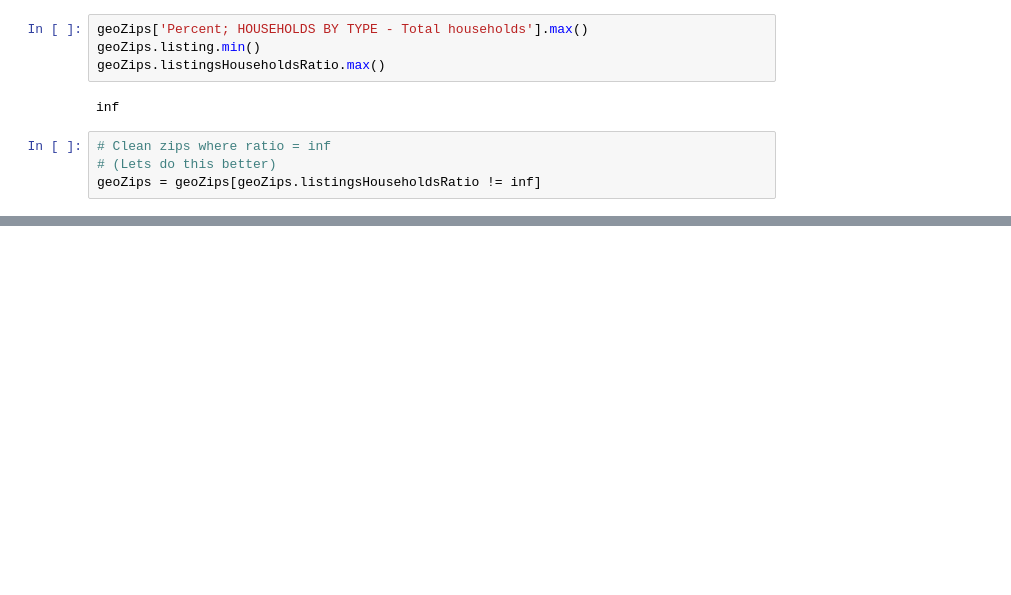
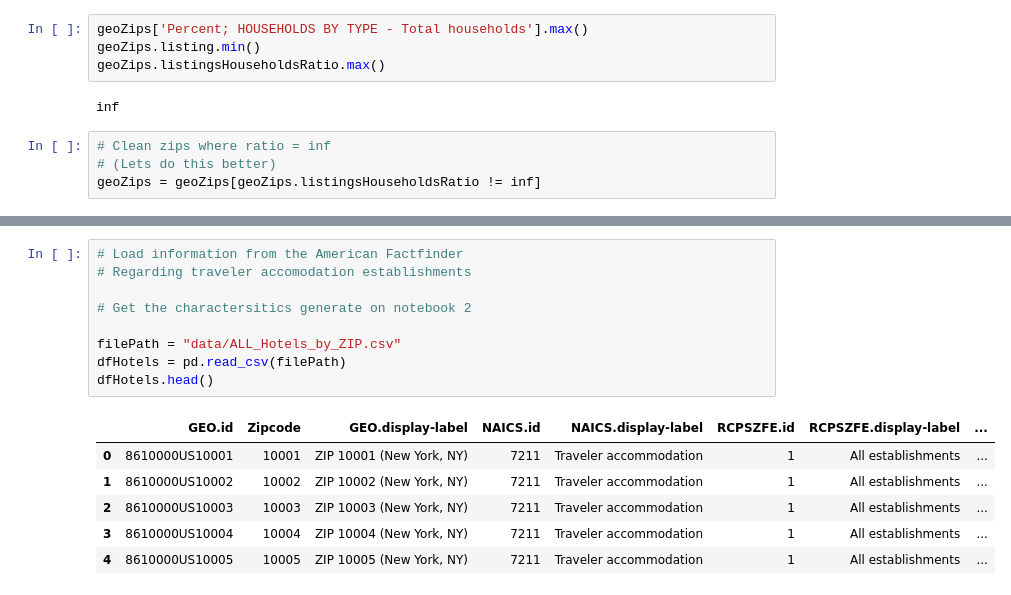
Before and after one commit to sbg389/ads2017, a Jupyter notebook: 3_data_wrangling_combined.ipynb, the cells around one changed output, grey strips where cells are left out. Saved outputs shown, nothing was run; the diff lists cells and outputs as text; blank space fills up the shorter version.

```diff
--- a/3_data_wrangling_combined.ipynb
+++ b/3_data_wrangling_combined.ipynb
@@ -111,0 +139,16 @@ pl.colorbar(scalarmappaple, ax=ax2)
+# %%
+# Load information from the American Factfinder
+# Regarding traveler accomodation establishments
+
+# Get the charactersitics generate on notebook 2
+
+filePath = "data/ALL_Hotels_by_ZIP.csv"
+dfHotels = pd.read_csv(filePath)
+dfHotels.head()
+# %% [output]
+|  | GEO.id | Zipcode | GEO.display-label | NAICS.id | NAICS.display-label | RCPSZFE.id | RCPSZFE.display-label | ... |
+| 0 | 8610000US10001 | 10001 | ZIP 10001 (New York, NY) | 7211 | Traveler accommodation | 1 | All establishments | ... |
+| 1 | 8610000US10002 | 10002 | ZIP 10002 (New York, NY) | 7211 | Traveler accommodation | 1 | All establishments | ... |
+| 2 | 8610000US10003 | 10003 | ZIP 10003 (New York, NY) | 7211 | Traveler accommodation | 1 | All establishments | ... |
+| 3 | 8610000US10004 | 10004 | ZIP 10004 (New York, NY) | 7211 | Traveler accommodation | 1 | All establishments | ... |
+| 4 | 8610000US10005 | 10005 | ZIP 10005 (New York, NY) | 7211 | Traveler accommodation | 1 | All establishments | ... |
```
Also changed, not shown: parts of 24 cells of this notebook, 1 other file.
